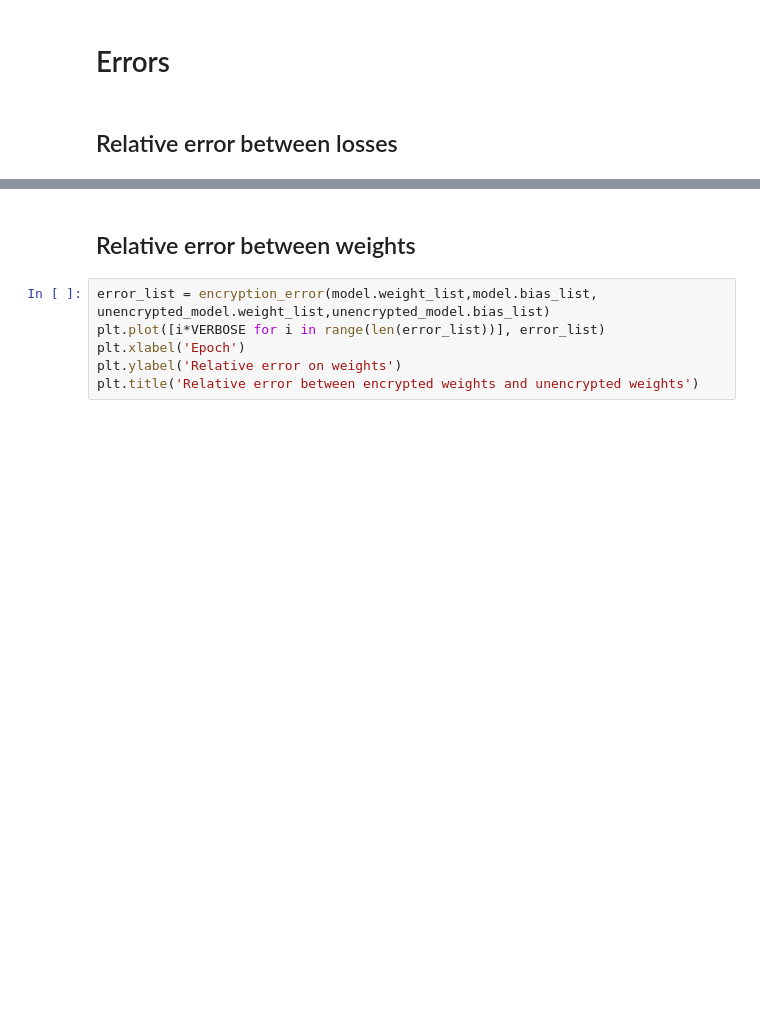
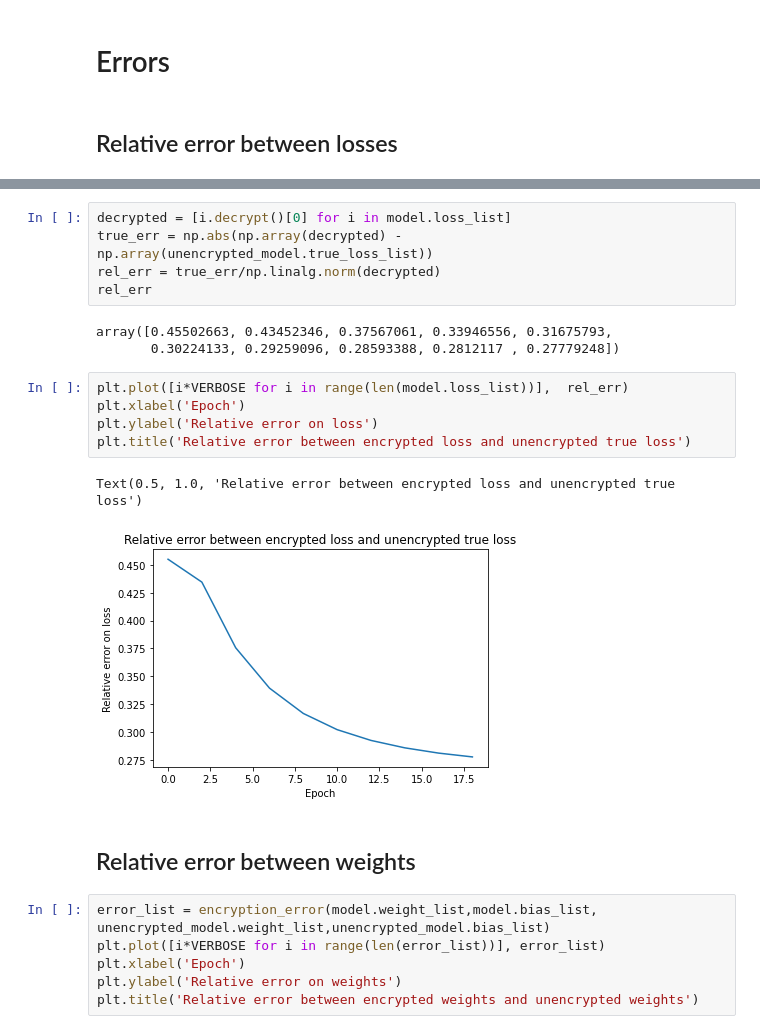
Before and after one commit to arthurPignet/privacy-preserving-titanic-challenge, a Jupyter notebook: ckks_titanic/notebooks/2-ap-main.ipynb, the cells around one changed output, grey strips where cells are left out. Drawn from its saved outputs; the diff is of its cells as text; blank space fills up the shorter version.

```diff
--- a/ckks_titanic/notebooks/2-ap-main.ipynb
+++ b/ckks_titanic/notebooks/2-ap-main.ipynb
@@ -445,3 +517,19 @@ plt.title('Relative error between encrypted loss and unencrypted loss')
+# %%
+decrypted = [i.decrypt()[0] for i in model.loss_list]
+true_err = np.abs(np.array(decrypted) - np.array(unencrypted_model.true_loss_list))
+rel_err = true_err/np.linalg.norm(decrypted)
+rel_err
+# %% [output]
+array([0.45502663, 0.43452346, 0.37567061, 0.33946556, 0.31675793,
+       0.30224133, 0.29259096, 0.28593388, 0.2812117 , 0.27779248])
+# %%
+plt.plot([i*VERBOSE for i in range(len(model.loss_list))],  rel_err)
+plt.xlabel('Epoch')
+plt.ylabel('Relative error on loss')
+plt.title('Relative error between encrypted loss and unencrypted true loss')
+# %% [output]
+Text(0.5, 1.0, 'Relative error between encrypted loss and unencrypted true loss')
+[figure, added]
 # %% [markdown]
 ## Relative error between weights
 # %%
```
Also changed, not shown: parts of 23 cells of this notebook, 1 other file.
